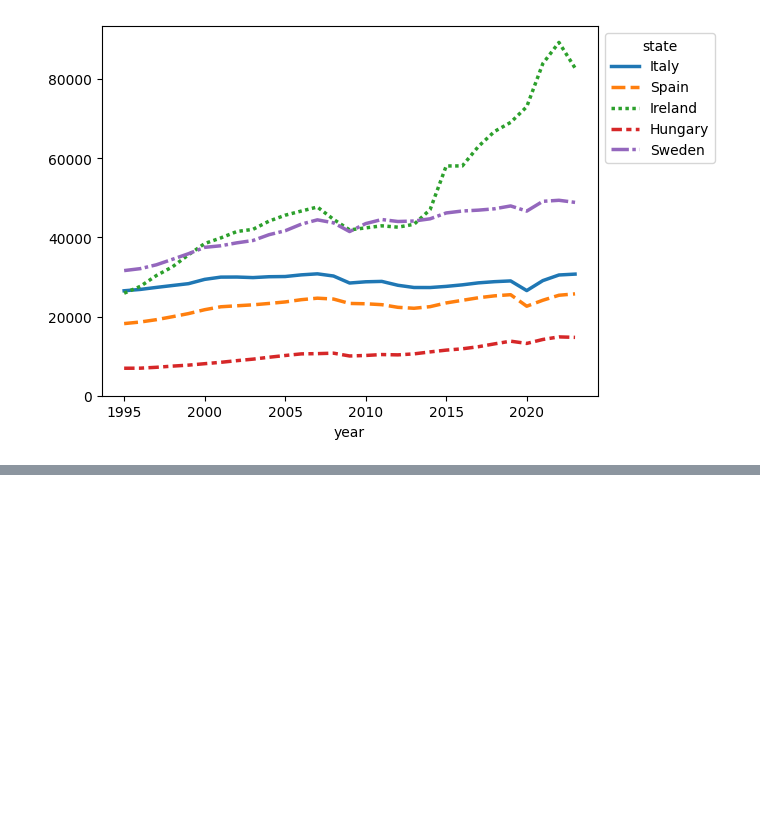
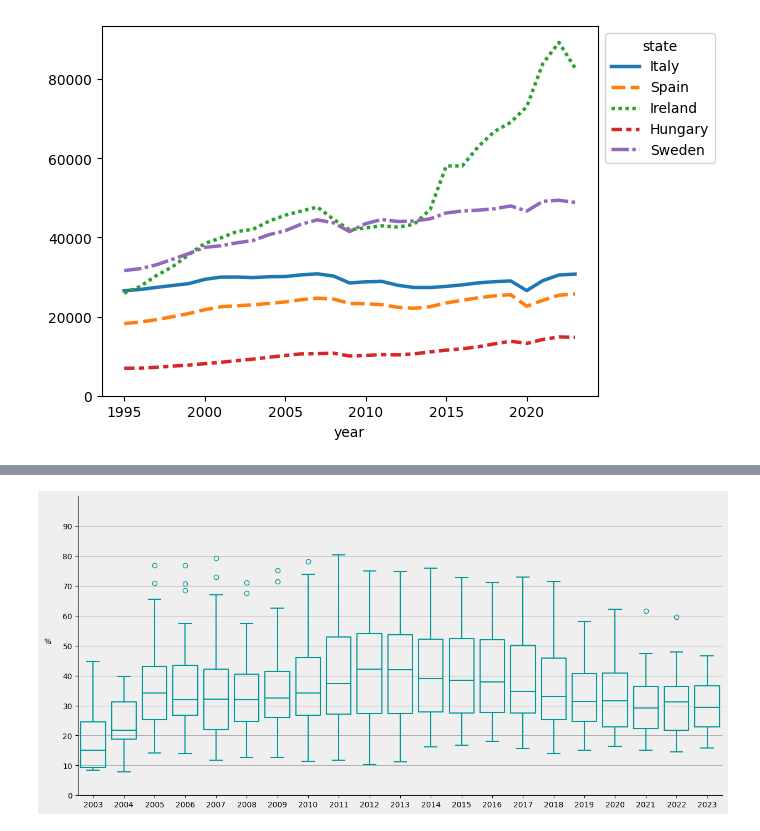
Before and after one commit to GioooTDM/Visualizzazione-Scientifica, a Jupyter notebook: graphs/GDP_graphs.ipynb, the cells around one changed output, grey strips where cells are left out. Saved outputs shown, nothing was run; the diff lists cells and outputs as text; code cells hidden in the pictures; blank space fills up the shorter version.

```diff
--- a/graphs/GDP_graphs.ipynb
+++ b/graphs/GDP_graphs.ipynb
@@ -51,0 +108,26 @@ plt.show()
+# %%
+df = pd.read_csv(r'..\data\unexpected_expenses.csv', usecols=['geo', 'TIME_PERIOD', 'OBS_VALUE'])
+closest_to_2010 = df.loc[
+    df.groupby('geo')['TIME_PERIOD'].apply(lambda x: (x - 2010).abs().idxmin())
+]
+latest_year = df.loc[df.groupby('geo')['TIME_PERIOD'].idxmax()]
+result = pd.concat([closest_to_2010, latest_year]).drop_duplicates().reset_index(drop=True)
+result.loc[result['TIME_PERIOD'] != result.groupby('geo')['TIME_PERIOD'].transform('max'), 'TIME_PERIOD'] = 2010
+result.loc[result['TIME_PERIOD'] == result.groupby('geo')['TIME_PERIOD'].transform('max'), 'TIME_PERIOD'] = 2023
+result = result.sort_values(['geo', 'TIME_PERIOD']).reset_index(drop=True)
+
+mean = df.groupby('TIME_PERIOD')['OBS_VALUE'].mean()
+mean = pd.DataFrame(mean)
+
+plt.figure(figsize=(15,7))
+
+ax = sns.boxplot(x=df['TIME_PERIOD'], y=df['OBS_VALUE'], fill=False, color='#009999')
+sns.despine()
+ax.set_xlabel(None)
+ax.set_ylabel('%', rotation=0, labelpad=20)
+ax.set_ylim(0,100)
+ax.set_yticks(np.arange(0,100,step=10))
+plt.grid(axis='y')
+plt.savefig(r'..\..\unexpected_expenses_boxplot.png', transparent=True)
+# %% [output]
+[figure, added]
```
Also changed, not shown: parts of 4 cells of this notebook, 6 other files.
